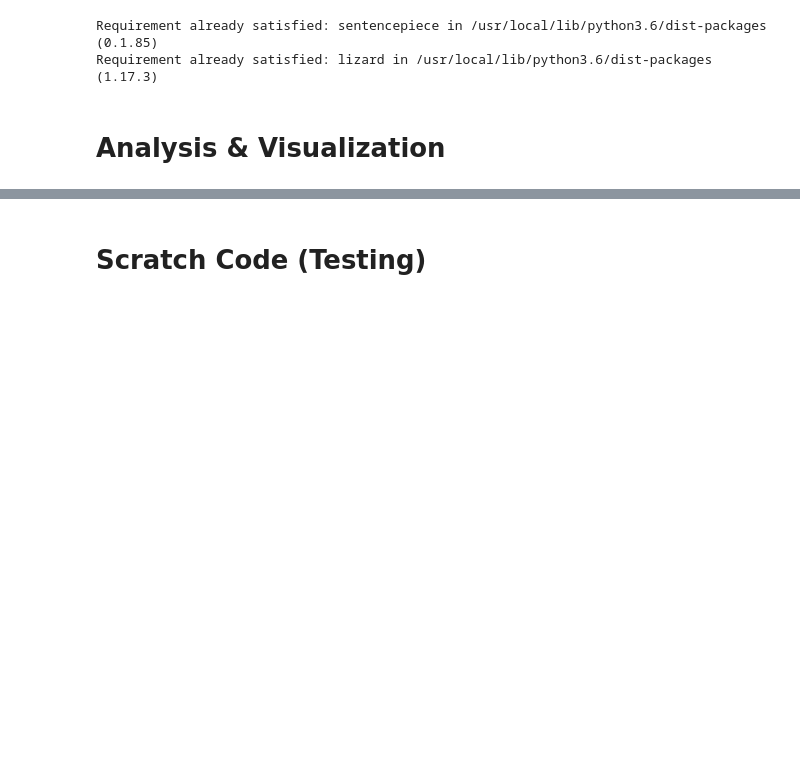
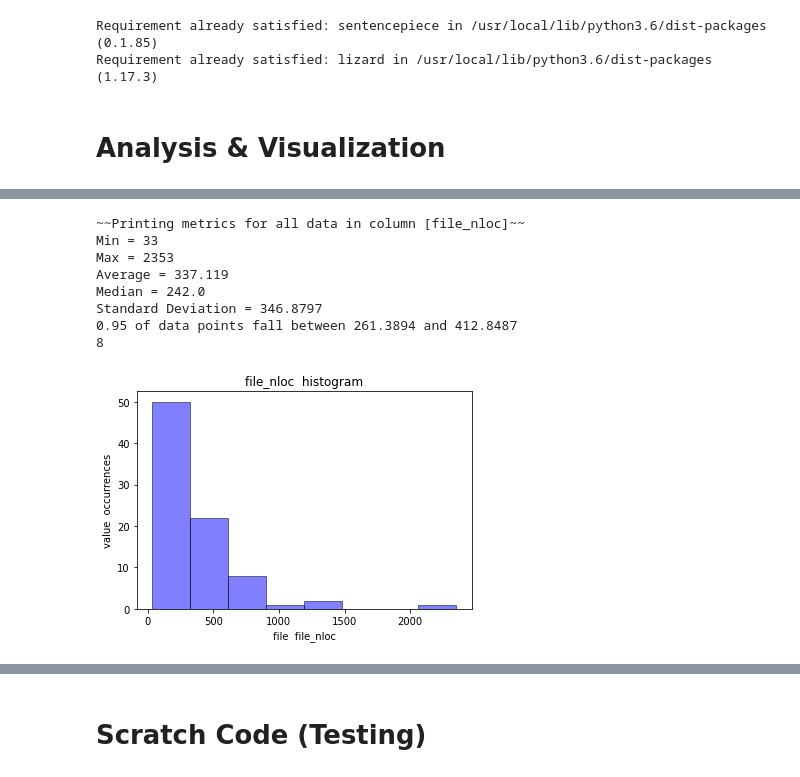
Before and after one commit to WM-SEMERU/ds4se, a Jupyter notebook: nbs/01.1_data.exploratory.se.metrics.ipynb, the cells around one changed output, grey strips where cells are left out. Cells and saved outputs as stored; diff of their text form; code cells hidden in the pictures; blank space fills up the shorter version.

```diff
--- a/nbs/01.1_data.exploratory.se.metrics.ipynb
+++ b/nbs/01.1_data.exploratory.se.metrics.ipynb
@@ -190,0 +192,14 @@ Standard Deviation = 14.4367
+# %%
+# Print statistical information about the number of lines of code per file
+display_stats(corpus_df, 'file_nloc')
+display_hist(corpus_df, 'file_nloc')
+# %% [output]
+~~Printing metrics for all data in column [file_nloc]~~
+Min = 33
+Max = 2353
+Average = 337.119
+Median = 242.0
+Standard Deviation = 346.8797
+0.95 of data points fall between 261.3894 and 412.8487
+8
+[figure, added]
```
Also changed, not shown: parts of 24 cells of this notebook.
